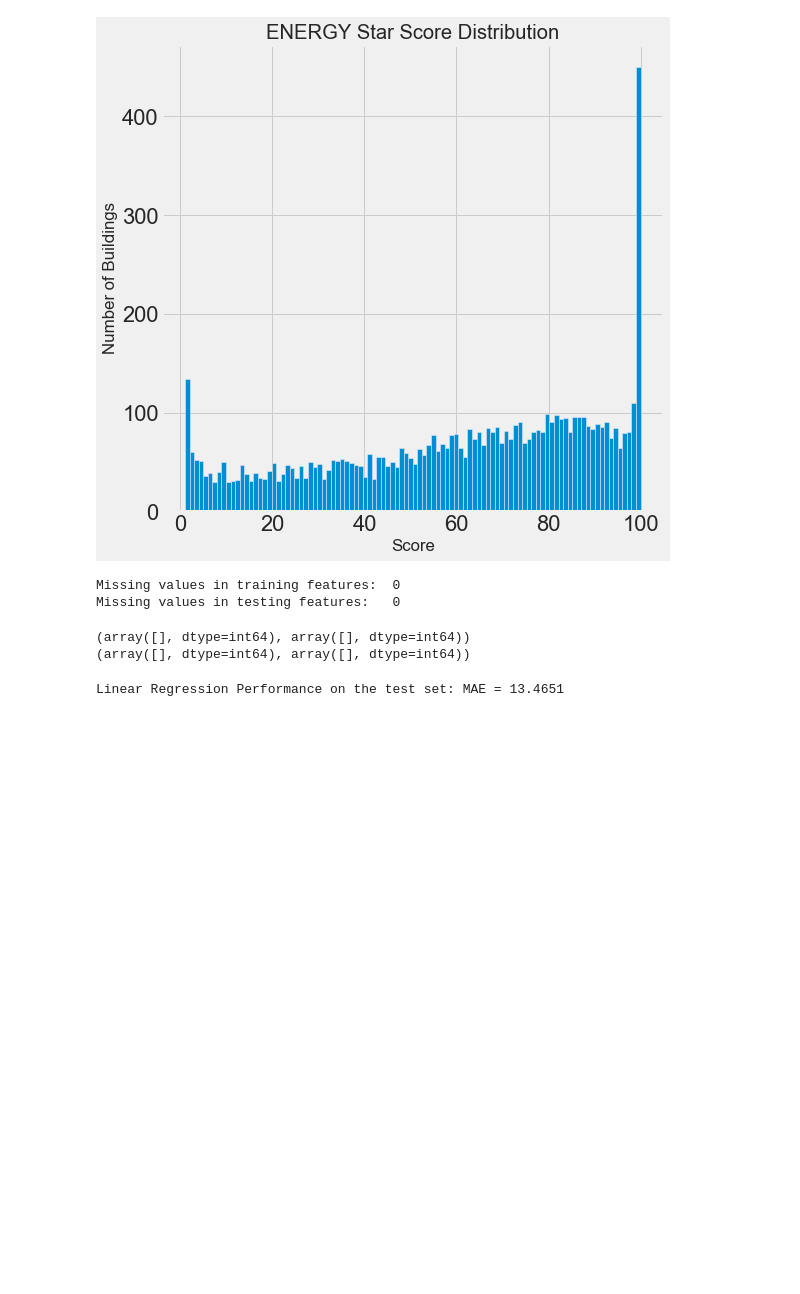
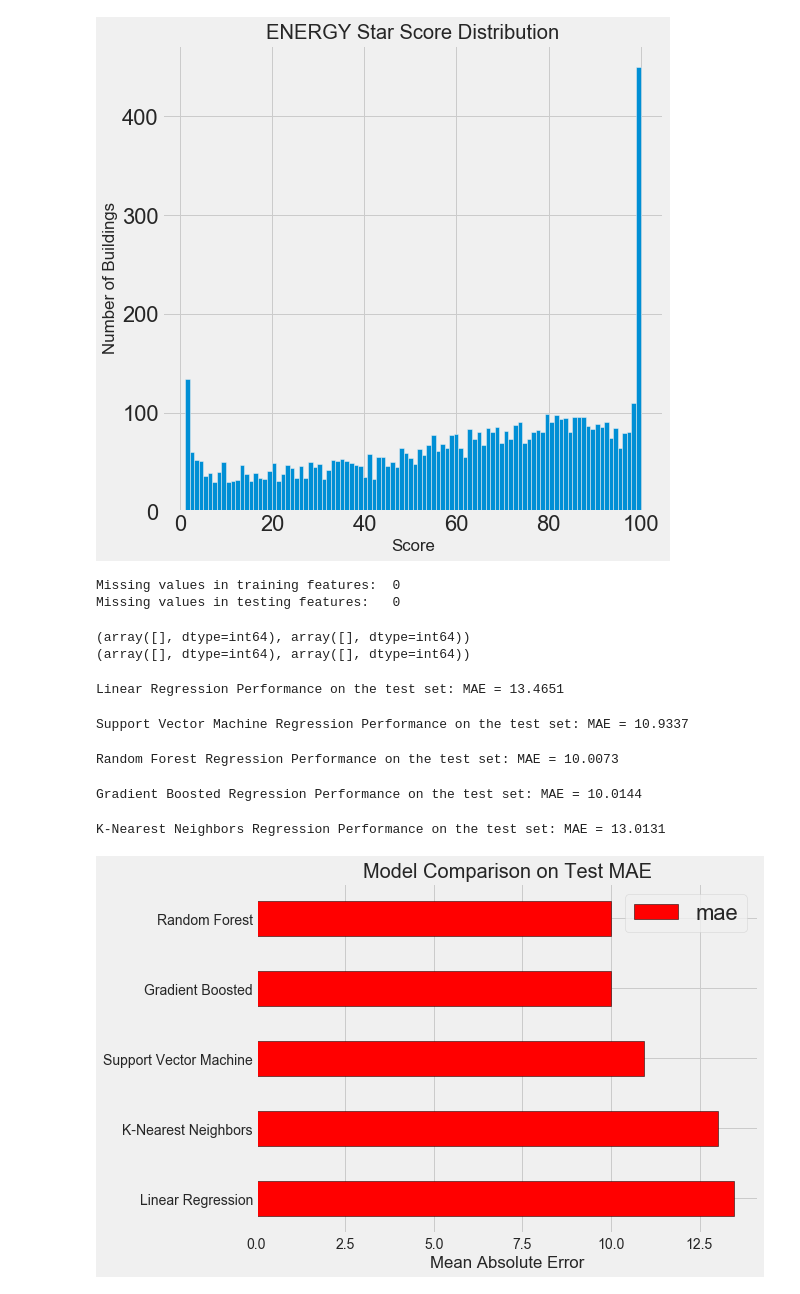
Before and after one commit to snehalsandy/machine-learning-, a Jupyter notebook: machine-learning-project-walkthrough-master/Untitled2.ipynb, the cells around one changed output. Cells and saved outputs as stored; diff of their text form; code cells hidden in the pictures; blank space fills up the shorter version.

```diff
--- a/machine-learning-project-walkthrough-master/Untitled2.ipynb
+++ b/machine-learning-project-walkthrough-master/Untitled2.ipynb
@@ -136,3 +136,51 @@ lr_mae = fit_and_evaluate(lr)
 print('Linear Regression Performance on the test set: MAE = %0.4f' % lr_mae)
 # %% [output]
 Linear Regression Performance on the test set: MAE = 13.4651
+# %%
+svm = SVR(C = 1000, gamma = 0.1)
+svm_mae = fit_and_evaluate(svm)
+
+print('Support Vector Machine Regression Performance on the test set: MAE = %0.4f' % svm_mae)
+# %% [output]
+Support Vector Machine Regression Performance on the test set: MAE = 10.9337
+# %%
+random_forest = RandomForestRegressor(random_state=60)
+random_forest_mae = fit_and_evaluate(random_forest)
+
+print('Random Forest Regression Performance on the test set: MAE = %0.4f' % random_forest_mae)
+# %% [output]
+Random Forest Regression Performance on the test set: MAE = 10.0073
+# %%
+gradient_boosted = GradientBoostingRegressor(random_state=60)
+gradient_boosted_mae = fit_and_evaluate(gradient_boosted)
+
+print('Gradient Boosted Regression Performance on the test set: MAE = %0.4f' % gradient_boosted_mae)
+# %% [output]
+Gradient Boosted Regression Performance on the test set: MAE = 10.0144
+# %%
+knn = KNeighborsRegressor(n_neighbors=10)
+knn_mae = fit_and_evaluate(knn)
+
+print('K-Nearest Neighbors Regression Performance on the test set: MAE = %0.4f' % knn_mae)
+# %% [output]
+K-Nearest Neighbors Regression Performance on the test set: MAE = 13.0131
+# %%
+plt.style.use('fivethirtyeight')
+figsize(8, 6)
+
+# Dataframe to hold the results
+model_comparison = pd.DataFrame({'model': ['Linear Regression', 'Support Vector Machine',
+                                           'Random Forest', 'Gradient Boosted',
+                                            'K-Nearest Neighbors'],
+                                 'mae': [lr_mae, svm_mae, random_forest_mae,
+                                         gradient_boosted_mae, knn_mae]})
+
+# Horizontal bar chart of test mae
+model_comparison.sort_values('mae', ascending = False).plot(x = 'model', y = 'mae', kind = 'barh',
+                                                           color = 'red', edgecolor = 'black')
+
+# Plot formatting
+plt.ylabel(''); plt.yticks(size = 14); plt.xlabel('Mean Absolute Error'); plt.xticks(size = 14)
+plt.title('Model Comparison on Test MAE', size = 20);
+# %% [output]
+[figure, added]
```
Also changed, not shown: parts of 1 cell of this notebook.
